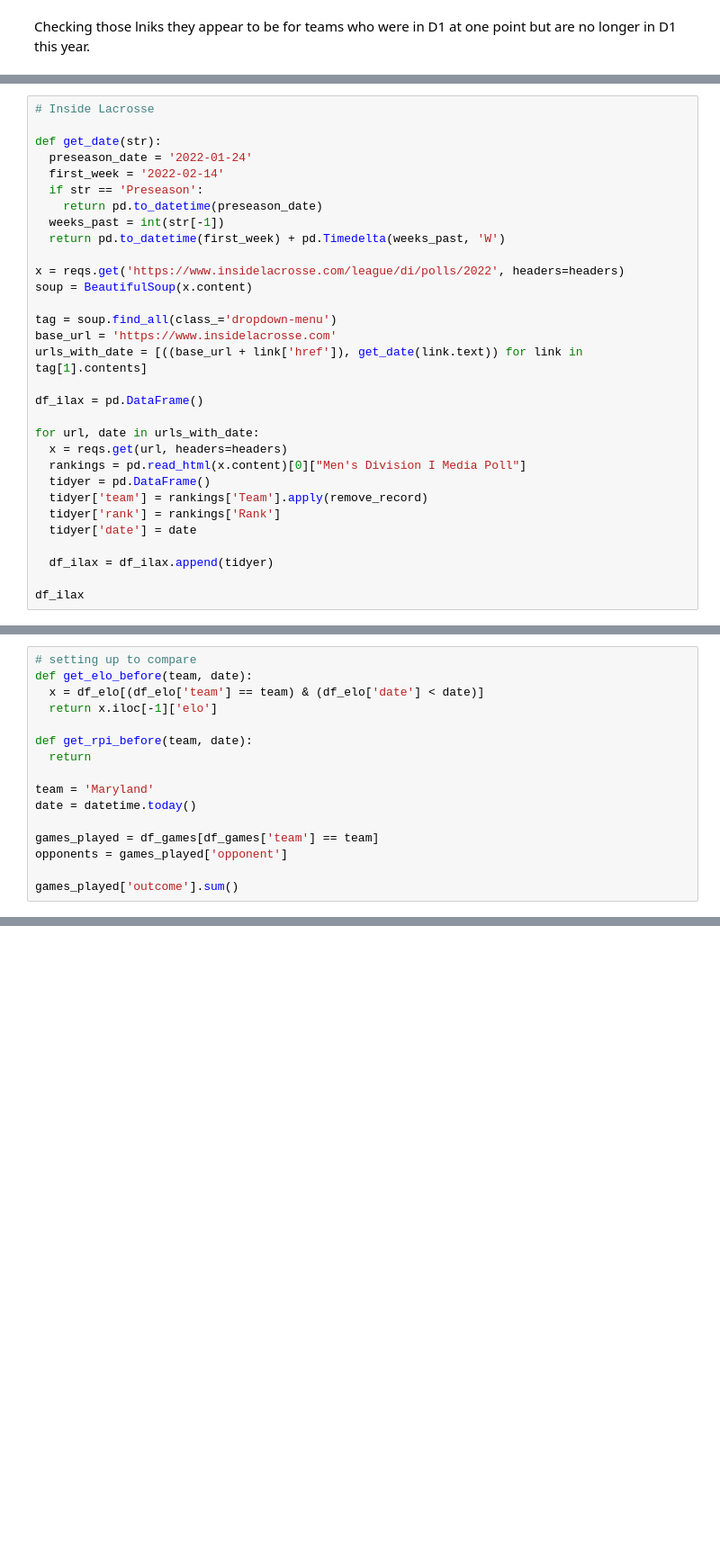
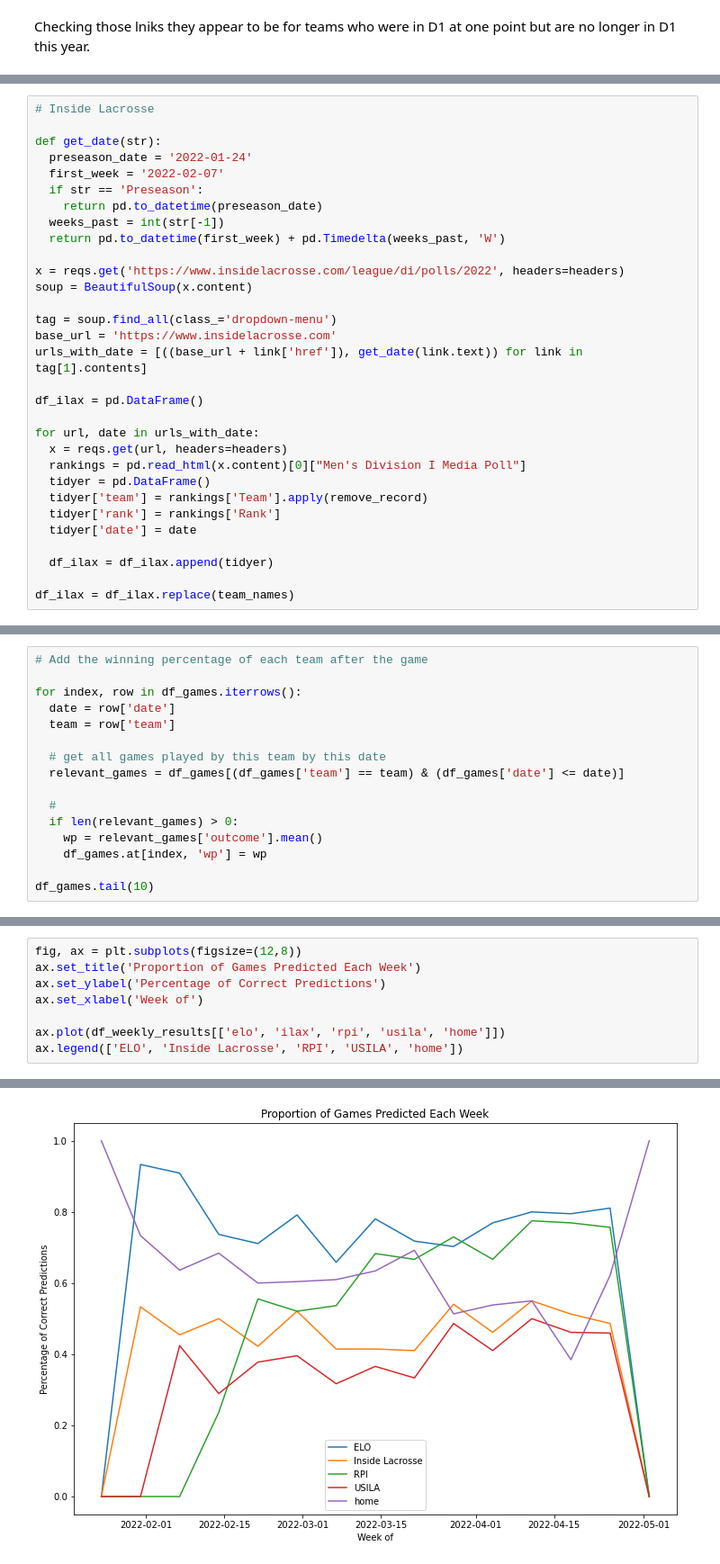
Before and after one commit to ehuegler/LacrosseStatistics, a Jupyter notebook: lacrosse_statistics.ipynb, the cells around one changed output, grey strips where cells are left out. Shown: that part at 90% size. Saved outputs shown, nothing was run; the diff lists cells and outputs as text; blank space fills up the shorter version.

```diff
--- a/lacrosse_statistics.ipynb
+++ b/lacrosse_statistics.ipynb
@@ -189,7 +275,7 @@ df_usila
 
 def get_date(str):
   preseason_date = '2022-01-24'
-  first_week = '2022-02-14'
+  first_week = '2022-02-07'
   if str == 'Preseason':
     return pd.to_datetime(preseason_date)
   weeks_past = int(str[-1])
@@ -214,4 +300,4 @@ for url, date in urls_with_date:
 
   df_ilax = df_ilax.append(tidyer)
 
-df_ilax
+df_ilax = df_ilax.replace(team_names)
@@ -247,16 +304,16 @@ df_ilax
-# %%
-# setting up to compare
-def get_elo_before(team, date):
-  x = df_elo[(df_elo['team'] == team) & (df_elo['date'] < date)]
-  return x.iloc[-1]['elo']
-
-def get_rpi_before(team, date):
-  return
-
-team = 'Maryland'
-date = datetime.today()
-
-games_played = df_games[df_games['team'] == team]
-opponents = games_played['opponent']
-
-games_played['outcome'].sum()
+# %%
+# Add the winning percentage of each team after the game
+
+for index, row in df_games.iterrows():
+  date = row['date']
+  team = row['team']
+
+  # get all games played by this team by this date
+  relevant_games = df_games[(df_games['team'] == team) & (df_games['date'] <= date)]
+
+  #
+  if len(relevant_games) > 0:
+    wp = relevant_games['outcome'].mean()
+    df_games.at[index, 'wp'] = wp
+
+df_games.tail(10)
@@ -262,0 +457,9 @@ games_played['outcome'].sum()
+# %%
+fig, ax = plt.subplots(figsize=(12,8))
+ax.set_title('Proportion of Games Predicted Each Week')
+ax.set_ylabel('Percentage of Correct Predictions')
+ax.set_xlabel('Week of')
+
+ax.plot(df_weekly_results[['elo', 'ilax', 'rpi', 'usila', 'home']])
+ax.legend(['ELO', 'Inside Lacrosse', 'RPI', 'USILA', 'home'])
+# %% [output]
@@ -262,0 +467 @@ games_played['outcome'].sum()
+[figure, added]
```
Also changed, not shown: parts of 17 cells of this notebook, 1 other file.
